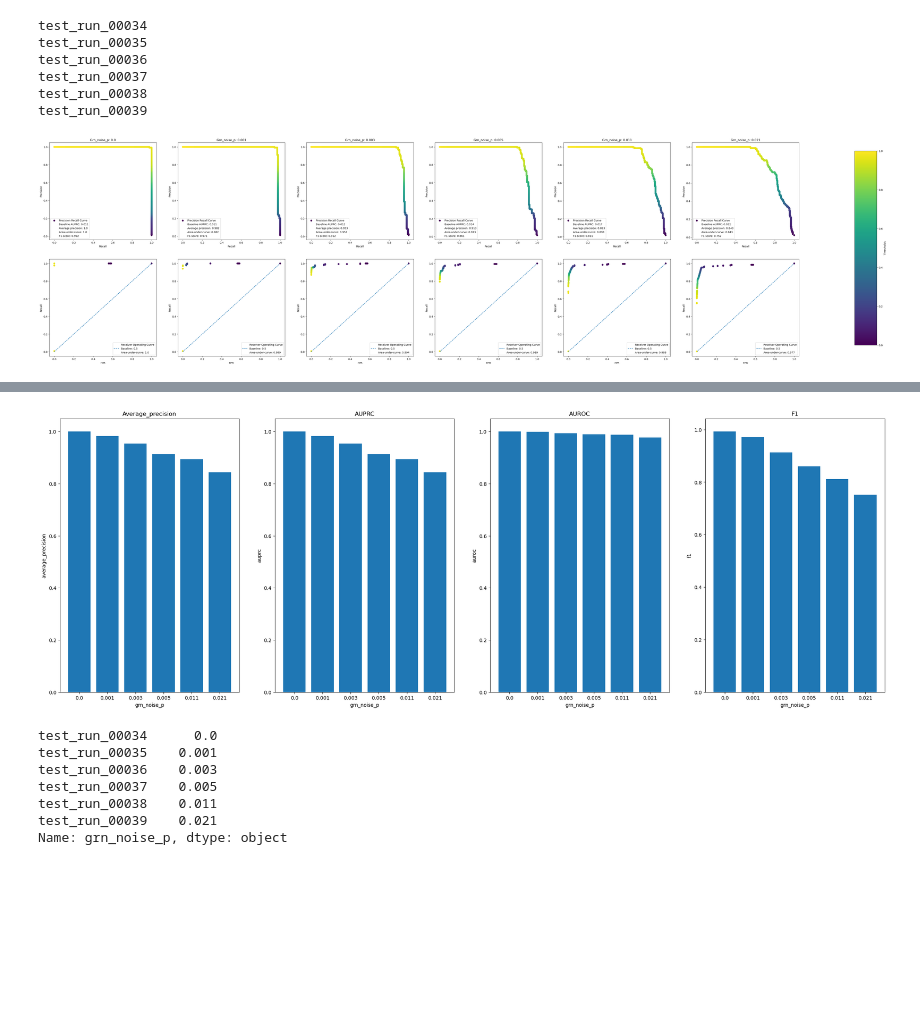
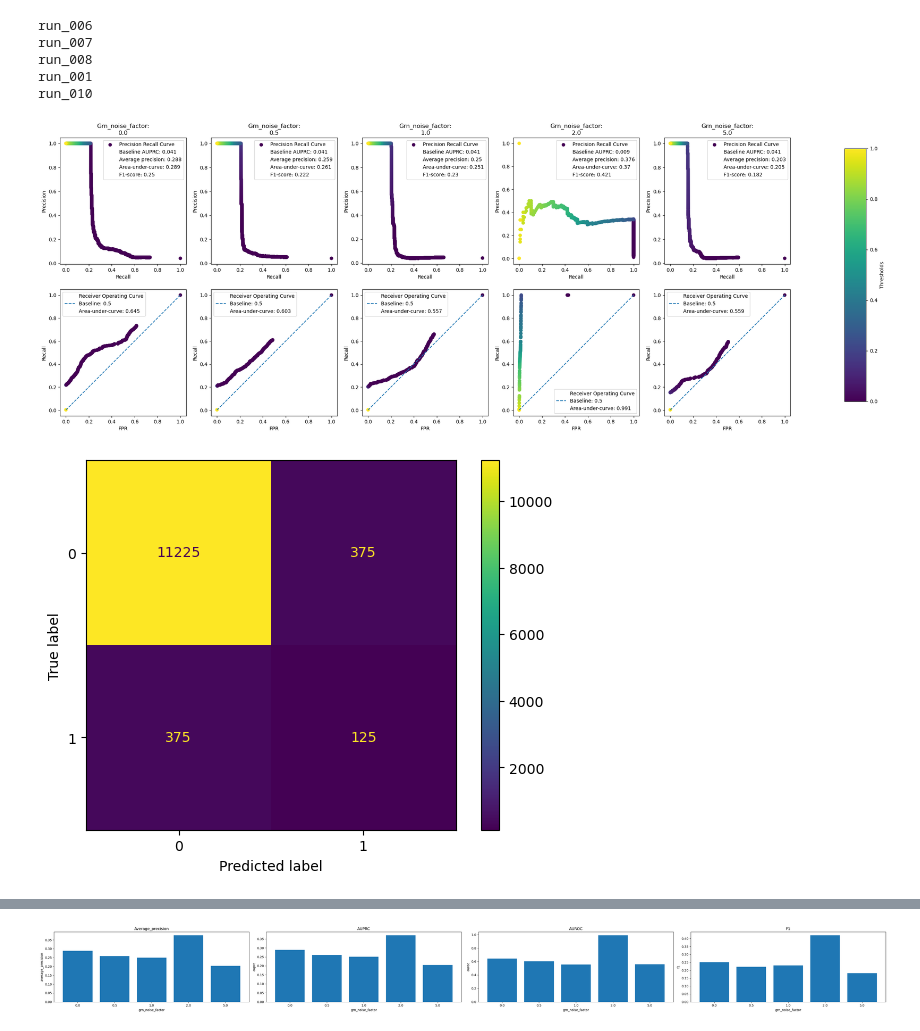
Before and after one commit to NTBiotech/bicycle, a Jupyter notebook: notebooks/experiments/masking/AUPRC.ipynb, the cells around one changed output, grey strips where cells are left out. Saved outputs shown, nothing was run; the diff lists cells and outputs as text; code cells hidden in the pictures; blank space fills up the shorter version.

```diff
--- a/notebooks/experiments/masking/AUPRC.ipynb
+++ b/notebooks/experiments/masking/AUPRC.ipynb
@@ -9,0 +12,2 @@ from bicycle.utils.mask_utils import get_sparsity, above_threshold, normalize_ma
+# %%
+save = False
@@ -123,8 +238,14 @@ params
 # %%
-fig, ax = plt.subplots(nrows=1, ncols=len(params)+1, figsize = (30, 20))
-ax = ax.flatten()
-ax[0].imshow(grn)
+fig, ax = plt.subplots(nrows=2, ncols=len(params)+1, figsize = (30, 10))
+ax[0, 0].imshow(grn)
+ax[0, 0].set_title("GRN")
 for n, run_id in enumerate(params.index):
-    ax[n+1].imshow(ckpts[run_id]["beta"])
-    ax[n+1].set_title(run_id)
+    ax[0, n+1].imshow(ckpts[run_id]["beta"])
+    ax[0, n+1].set_title(params.loc[run_id,param_of_interest])
+    try:
+        ax[1, n+1].imshow(ckpts[run_id]["prior"])
+    except KeyError:
+        print("No prior")
+fig.delaxes(ax[1,0])
+fig.tight_layout()
 # %% [output]
@@ -132,5 +253,5 @@ for n, run_id in enumerate(params.index):
 # %%
-fig, ax=plt.subplots(nrows=2, ncols=len(ckpts.keys()), figsize=(len(ckpts.keys())*10, 15))
+fig, ax=plt.subplots(nrows=2, ncols=len(ckpts.keys()), figsize=(len(ckpts.keys())*6, 10))
 params["average_precision"] = np.empty(len(params))
 params["auprc"] = np.empty(len(params))
 params["f1"] = np.empty(len(params))
@@ -141,18 +262,19 @@ for n, run_id in enumerate(params.index):
     print(run_id)
     beta = ckpts[run_id]["beta"]
     grn = ckpts[run_id]["grn"]
+    grn=grn.flatten()
+    beta=beta.flatten()
     # normalize to [0, 1]
     grn = (grn > 0).astype(int)
     beta[beta<0] = 0
     beta = beta/np.max(beta)
-    grn=grn.flatten()
-    beta=beta.flatten()
     precision, recall, prc_thresholds = precision_recall_curve(
         y_true=grn,
         y_score=beta,
         )
     # baseline is positive samples/total samples (saito et al.) = sparsity
-    baseline_AUPRC = get_sparsity(grn)
+    baseline_AUPRC = get_sparsity(ckpts[run_id]["grn"])
+    ConfusionMatrixDisplay.from_predictions(y_true=grn, y_pred=above_threshold(beta, percentile=100-100*baseline_AUPRC)).im_
     if max_f1:
         f1_scores = [f1_score(grn, above_threshold(beta, threshold=threshold)) for threshold in prc_thresholds]
         max_f1 = max(f1_scores)
@@ -163,39 +285,46 @@ for n, run_id in enumerate(params.index):
     average_precision = average_precision_score(grn, beta)
     im = ax[0, n].scatter(recall,precision, label = "Precision Recall Curve", c = np.append(0, prc_thresholds), cmap = plt.colormaps["viridis"])
     ax[0, n].plot([], []," ",  label=f"Baseline AUPRC: {np.round(baseline_AUPRC, 3)}")
     ax[0, n].plot([], []," ",  label=f"Average precision: {np.round(average_precision, 3)}")
     ax[0, n].plot([], []," ",  label=f"Area-under-curve: {np.round(auprc, 3)}")
     ax[0, n].plot([], []," ",  label=f"F1-score: {np.round(max_f1, 3)}")
 
     ax[0, n].set_ylabel("Precision")
     ax[0, n].set_xlabel("Recall")
-    ax[0, n].set_title(f"{param_of_interest.capitalize()}: {round(float(params.loc[run_id, param_of_interest]), 3)}")
+    if not type(params.loc[run_id, param_of_interest]) is str:
+        ax[0, n].set_title(f"{param_of_interest.capitalize()}:\n{round(float(params.loc[run_id, param_of_interest]), 3)}")
+    else:
+        ax[0, n].set_title(f"{params.loc[run_id, param_of_interest]}")
+    #ax[0, n].set_title(f"{run_id}")
     ax[0, n].legend()
 
     fpr, tpr, roc_thresholds=roc_curve(y_true=grn, y_score=beta)
     auroc = auc(fpr, tpr)
     ax[1, n].scatter(fpr,tpr, label = "Receiver Operating Curve", c =roc_thresholds, cmap = plt.colormaps["viridis"])
     ax[1, n].plot([0,1],[0,1],"--", label = "Baseline: 0.5")
     ax[1, n].plot([], []," ",  label=f"Area-under-curve: {np.round(auroc, 3)}")
 
     ax[1, n].set_ylabel("Recall")
     ax[1, n].set_xlabel("FPR")
     ax[1, n].legend()
 
     params.loc[run_id, "average_precision"] = average_precision
     params.loc[run_id, "auprc"] = auprc
     params.loc[run_id, "f1"] = max_f1
     params.loc[run_id, "auroc"] = auroc
 
 fig.subplots_adjust(right=0.8)
 cbar_ax = fig.add_axes((0.85, 0.15, 0.02, 0.7))
 fig.colorbar(im, cax = cbar_ax, label="Thresholds")
-fig.savefig(f"./presentation/{experiment}_metrics_curves.pdf")
+
+if save:
+    print("Saving!")
+    fig.savefig(f"./presentation/{experiment}_metrics_curves.pdf", bbox_inches = "tight", pad_inches = 0)
 # %% [output]
-test_run_00034
-test_run_00035
-test_run_00036
-test_run_00037
-test_run_00038
-test_run_00039
+run_006
+run_007
+run_008
+run_001
+run_010
-[figure, old version]
+[figure, new version]
+[figure, added]
@@ -202,24 +335,21 @@ test_run_00039
 # %%
-fig, ax = plt.subplots(nrows=1, ncols=4, figsize=(30, 10))
+fig, ax = plt.subplots(nrows=1, ncols=4, figsize=(len(ckpts.keys())*len(params)*1.5, 4))
 ax = ax.flatten()
 for n, metric in enumerate(["average_precision","auprc","auroc", "f1"]):
-    ax[n].bar(np.round(params[param_of_interest].astype(float), 3).astype(str), params[metric])
+    if not type(params.loc[run_id, param_of_interest]) is float or params.loc[run_id, param_of_interest] is np.nan:
+        ax[n].bar(params[param_of_interest].astype(str),
+                  params[metric])
+    else:
+        ax[n].bar(np.round(params[param_of_interest].astype(float), 3).astype(str), params[metric])
     if "_" in metric:
         ax[n].set_title(metric.capitalize())
     else:
         ax[n].set_title(metric.upper())
     ax[n].set_ylabel(metric)
     ax[n].set_xlabel(param_of_interest)
-fig.savefig(f"./presentation/{experiment}_metrics_bar.pdf")
+fig.tight_layout()
+if save:
+    print("Saving!")
+    fig.savefig(f"./presentation/{experiment}_metrics_bar.pdf", bbox_inches = "tight", pad_inches = 0)
 # %% [output]
-[figure, old version]
+[figure, new version]
-# %%
-np.round(params[param_of_interest].astype(float), 3).astype(str)
-# %% [output]
-test_run_00034      0.0
-test_run_00035    0.001
-test_run_00036    0.003
-test_run_00037    0.005
-test_run_00038    0.011
-test_run_00039    0.021
-Name: grn_noise_p, dtype: object
```
Also changed, not shown: parts of 10 cells of this notebook, 2 other files.
